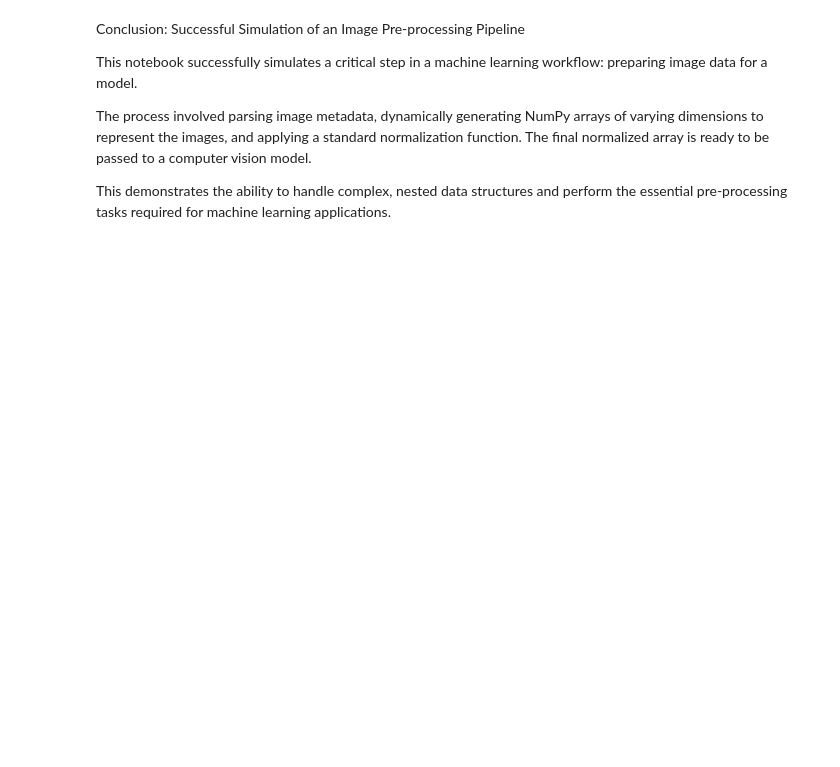
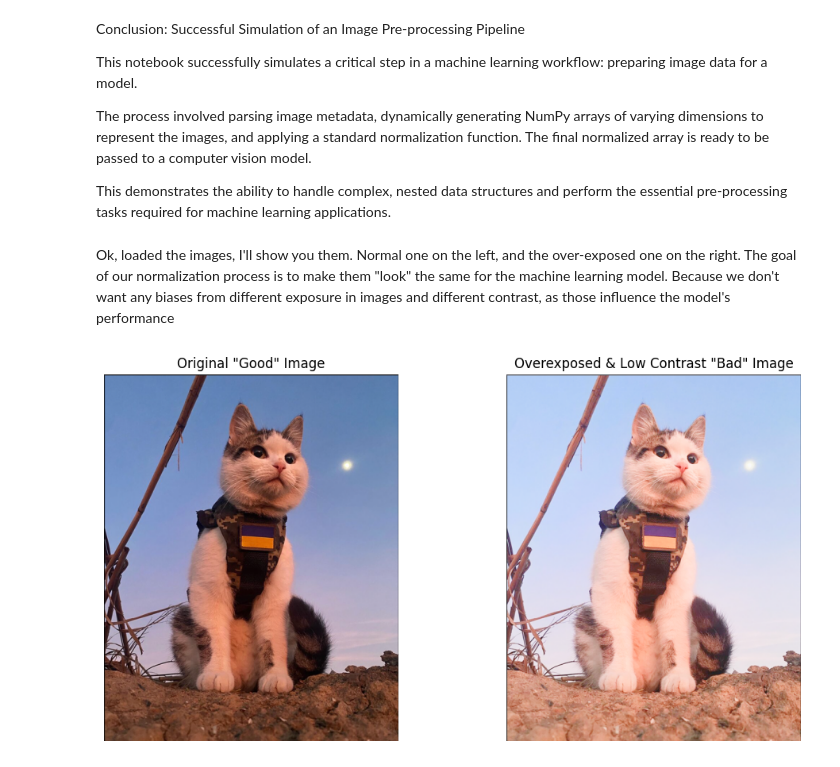
Before and after one commit to vlad-gby/ds_5_mini-projects, a Jupyter notebook: 05_image-processing/notebook.ipynb, the cells around one changed output. Drawn from its saved outputs; the diff is of its cells as text; code cells hidden in the pictures; blank space fills up the shorter version.

```diff
--- a/05_image-processing/notebook.ipynb
+++ b/05_image-processing/notebook.ipynb
@@ -45,3 +47,38 @@ This notebook successfully simulates a critical step in a machine learning workf
 The process involved parsing image metadata, dynamically generating NumPy arrays of varying dimensions to represent the images, and applying a standard normalization function. The final normalized array is ready to be passed to a computer vision model.
 
 This demonstrates the ability to handle complex, nested data structures and perform the essential pre-processing tasks required for machine learning applications.
+# %%
+import requests
+from PIL import Image
+from io import BytesIO
+
+# Now let's compare how our code normalizes the data from two similar images, but one of them if over-exposed and has low contrast
+cat_bright_url = 'https://github.com/vlad-gby/ds_5_mini-projects/blob/main/05_image-processing/cat_over_exposed.png?raw=true'
+cat_nice_url = 'https://github.com/vlad-gby/ds_5_mini-projects/blob/main/05_image-processing/cat.png?raw=true'
+
+response_cat_bright = requests.get(cat_bright_url)
+img_cat_bright = Image.open(BytesIO(response_cat_bright.content))
+array_cat_bright = np.array(img_cat_bright)
+
+response_cat_nice = requests.get(cat_nice_url)
+img_cat_nice = Image.open(BytesIO(response_cat_nice.content))
+array_cat_nice = np.array(img_cat_nice)
+# %% [markdown]
+Ok, loaded the images, I'll show you them. Normal one on the left, and the over-exposed one on the right. The goal of our normalization process is to make them "look" the same for the machine learning model. Because we don't want any biases from different exposure in images and different contrast, as those influence the model's performance
+# %%
+import matplotlib.pyplot as plt
+
+# Create a figure to display the two images side-by-side
+fig, axes = plt.subplots(1, 2, figsize=(12, 6))
+
+axes[0].imshow(img_cat_nice)
+axes[0].set_title('Original "Good" Image')
+axes[0].axis('off') # Hide the ugly axes
+
+axes[1].imshow(img_cat_bright)
+axes[1].set_title('Overexposed & Low Contrast "Bad" Image')
+axes[1].axis('off')
+
+plt.show()
+# %% [output]
+[figure, added]
```
Also changed, not shown: parts of 5 cells of this notebook.
